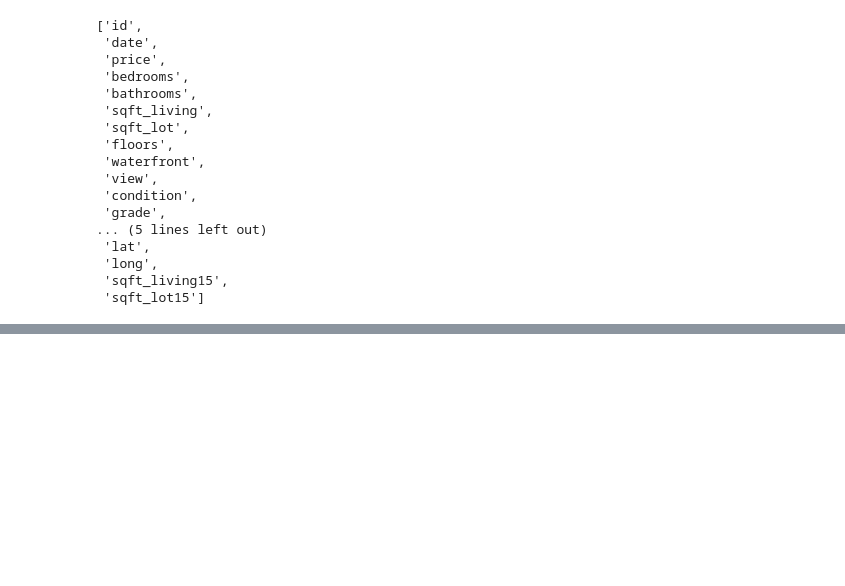
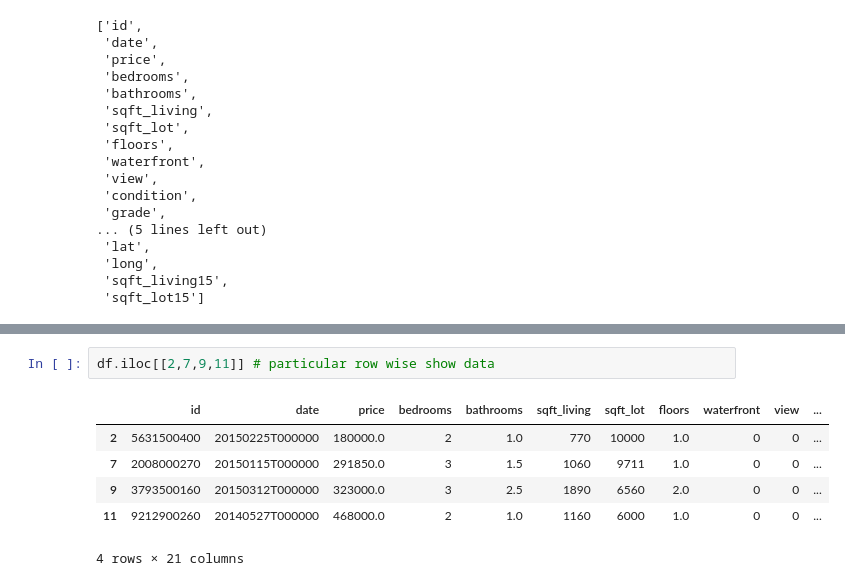
Before and after one commit to rajkumar-cod/DATA-ANALYTICS-USING-PYTHON, a Jupyter notebook: data analysis/analysis.ipynb, the cells around one changed output, grey strips where cells are left out. Cells and saved outputs as stored; diff of their text form; blank space fills up the shorter version.

```diff
--- a/data analysis/analysis.ipynb
+++ b/data analysis/analysis.ipynb
@@ -198,0 +233,9 @@ dectionary like selection
+# %%
+df.iloc[[2,7,9,11]] # particular row wise show data
+# %% [output]
+|  | id | date | price | bedrooms | bathrooms | sqft_living | sqft_lot | floors | waterfront | view | ... |
+| 2 | 5631500400 | 20150225T000000 | 180000.0 | 2 | 1.0 | 770 | 10000 | 1.0 | 0 | 0 | ... |
+| 7 | 2008000270 | 20150115T000000 | 291850.0 | 3 | 1.5 | 1060 | 9711 | 1.0 | 0 | 0 | ... |
+| 9 | 3793500160 | 20150312T000000 | 323000.0 | 3 | 2.5 | 1890 | 6560 | 2.0 | 0 | 0 | ... |
+| 11 | 9212900260 | 20140527T000000 | 468000.0 | 2 | 1.0 | 1160 | 6000 | 1.0 | 0 | 0 | ... |
+4 rows × 21 columns
```
Also changed, not shown: parts of 8 cells of this notebook.
